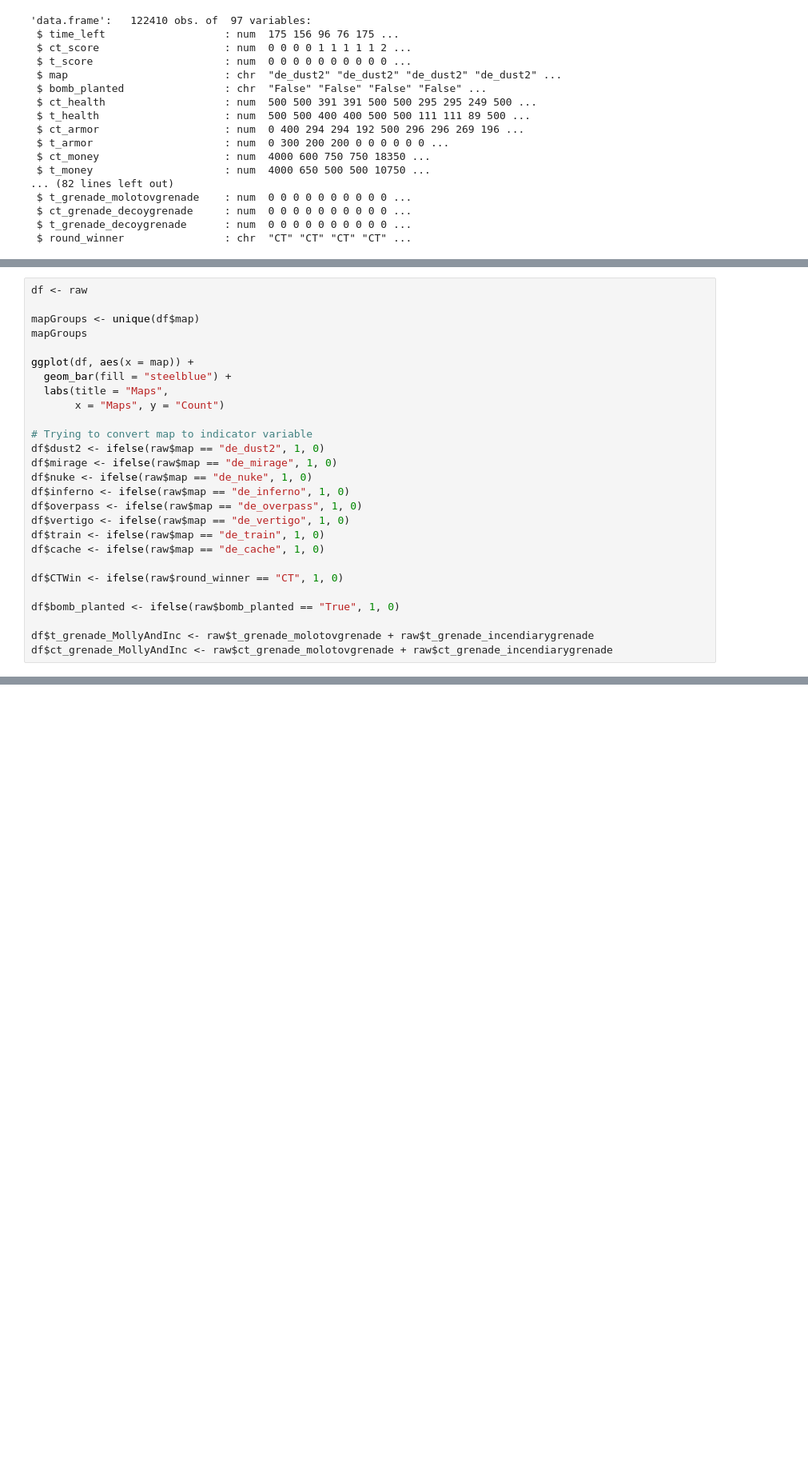
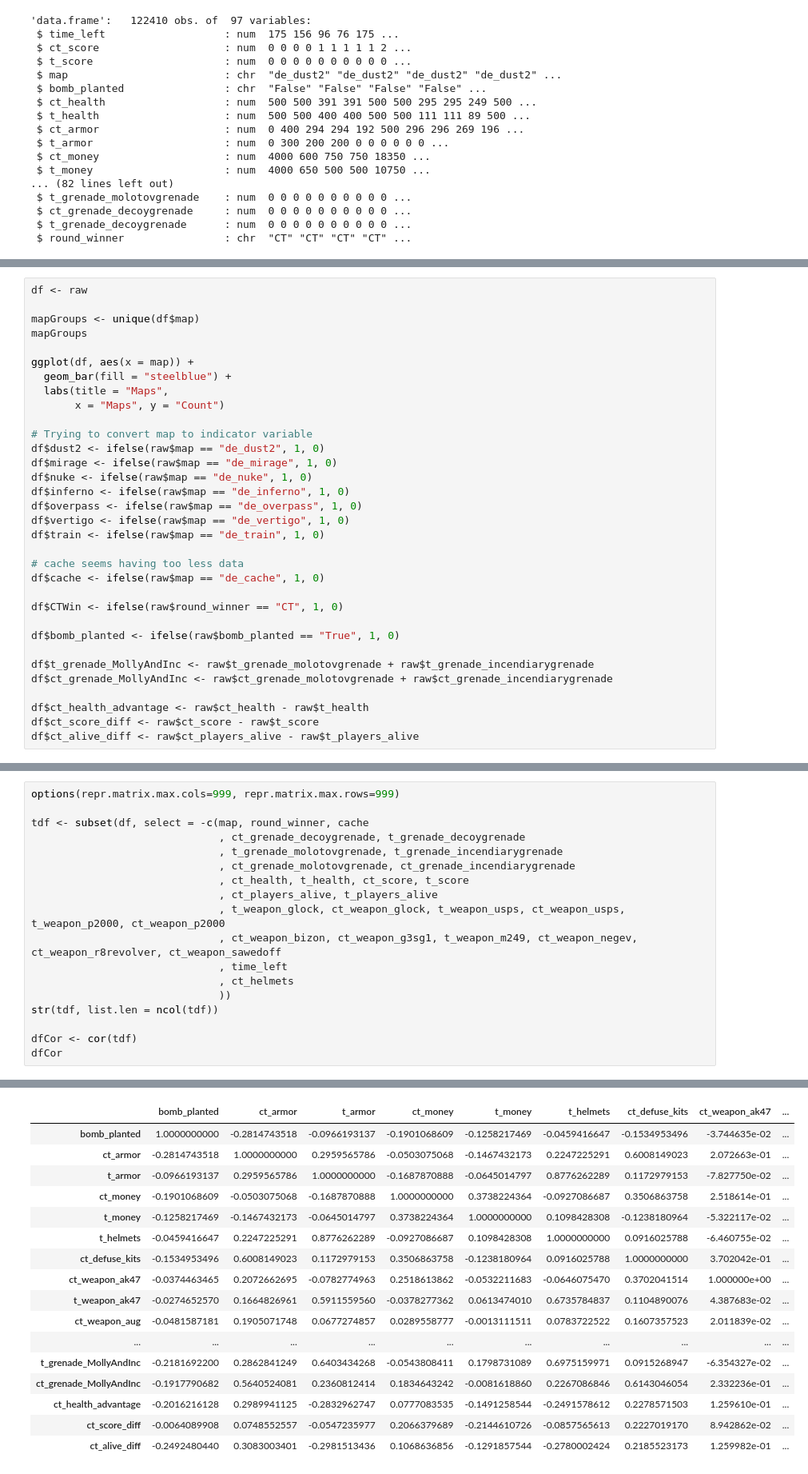
Before and after one commit to FAL0258/myKaggleJourney, a Jupyter notebook: csgoClassifier/csgo-r.ipynb, the cells around one changed output, grey strips where cells are left out. Shown: that part at 80% size. Saved outputs shown, nothing was run; the diff lists cells and outputs as text; blank space fills up the shorter version.

```diff
--- a/csgoClassifier/csgo-r.ipynb
+++ b/csgoClassifier/csgo-r.ipynb
@@ -93,6 +93,8 @@ df$inferno <- ifelse(raw$map == "de_inferno", 1, 0)
 df$overpass <- ifelse(raw$map == "de_overpass", 1, 0)
 df$vertigo <- ifelse(raw$map == "de_vertigo", 1, 0)
 df$train <- ifelse(raw$map == "de_train", 1, 0)
+
+# cache seems having too less data
 df$cache <- ifelse(raw$map == "de_cache", 1, 0)
 
 df$CTWin <- ifelse(raw$round_winner == "CT", 1, 0)
@@ -101,6 +103,10 @@ df$bomb_planted <- ifelse(raw$bomb_planted == "True", 1, 0)
 
 df$t_grenade_MollyAndInc <- raw$t_grenade_molotovgrenade + raw$t_grenade_incendiarygrenade
 df$ct_grenade_MollyAndInc <- raw$ct_grenade_molotovgrenade + raw$ct_grenade_incendiarygrenade
+
+df$ct_health_advantage <- raw$ct_health - raw$t_health
+df$ct_score_diff <- raw$ct_score - raw$t_score
+df$ct_alive_diff <- raw$ct_players_alive - raw$t_players_alive
 # %% [output]
 [1] "de_dust2"    "de_mirage"   "de_nuke"     "de_inferno"  "de_overpass"
 [6] "de_vertigo"  "de_train"    "de_cache"
@@ -134,0 +114,19 @@ A matrix: 100 × 100 of type dbl
+# %%
+options(repr.matrix.max.cols=999, repr.matrix.max.rows=999)
+
+tdf <- subset(df, select = -c(map, round_winner, cache
+                              , ct_grenade_decoygrenade, t_grenade_decoygrenade
+                              , t_grenade_molotovgrenade, t_grenade_incendiarygrenade
+                              , ct_grenade_molotovgrenade, ct_grenade_incendiarygrenade
+                              , ct_health, t_health, ct_score, t_score
+                              , ct_players_alive, t_players_alive
+                              , t_weapon_glock, ct_weapon_glock, t_weapon_usps, ct_weapon_usps, t_weapon_p2000, ct_weapon_p2000
+                              , ct_weapon_bizon, ct_weapon_g3sg1, t_weapon_m249, ct_weapon_negev, ct_weapon_r8revolver, ct_weapon_sawedoff
+                              , time_left
+                              , ct_helmets
+                              ))
+str(tdf, list.len = ncol(tdf))
+
+dfCor <- cor(tdf)
+dfCor
+# %% [output]
@@ -135,2 +151,19 @@ A matrix: 100 × 100 of type dbl
+|  | bomb_planted | ct_armor | t_armor | ct_money | t_money | t_helmets | ct_defuse_kits | ct_weapon_ak47 | ... |
+| bomb_planted | 1.0000000000 | -0.2814743518 | -0.0966193137 | -0.1901068609 | -0.1258217469 | -0.0459416647 | -0.1534953496 | -3.744635e-02 | ... |
+| ct_armor | -0.2814743518 | 1.0000000000 | 0.2959565786 | -0.0503075068 | -0.1467432173 | 0.2247225291 | 0.6008149023 | 2.072663e-01 | ... |
+| t_armor | -0.0966193137 | 0.2959565786 | 1.0000000000 | -0.1687870888 | -0.0645014797 | 0.8776262289 | 0.1172979153 | -7.827750e-02 | ... |
+| ct_money | -0.1901068609 | -0.0503075068 | -0.1687870888 | 1.0000000000 | 0.3738224364 | -0.0927086687 | 0.3506863758 | 2.518614e-01 | ... |
+| t_money | -0.1258217469 | -0.1467432173 | -0.0645014797 | 0.3738224364 | 1.0000000000 | 0.1098428308 | -0.1238180964 | -5.322117e-02 | ... |
+| t_helmets | -0.0459416647 | 0.2247225291 | 0.8776262289 | -0.0927086687 | 0.1098428308 | 1.0000000000 | 0.0916025788 | -6.460755e-02 | ... |
+| ct_defuse_kits | -0.1534953496 | 0.6008149023 | 0.1172979153 | 0.3506863758 | -0.1238180964 | 0.0916025788 | 1.0000000000 | 3.702042e-01 | ... |
+| ct_weapon_ak47 | -0.0374463465 | 0.2072662695 | -0.0782774963 | 0.2518613862 | -0.0532211683 | -0.0646075470 | 0.3702041514 | 1.000000e+00 | ... |
+| t_weapon_ak47 | -0.0274652570 | 0.1664826961 | 0.5911559560 | -0.0378277362 | 0.0613474010 | 0.6735784837 | 0.1104890076 | 4.387683e-02 | ... |
+| ct_weapon_aug | -0.0481587181 | 0.1905071748 | 0.0677274857 | 0.0289558777 | -0.0013111511 | 0.0783722522 | 0.1607357523 | 2.011839e-02 | ... |
+| ... | ... | ... | ... | ... | ... | ... | ... | ... | ... |
+| t_grenade_MollyAndInc | -0.2181692200 | 0.2862841249 | 0.6403434268 | -0.0543808411 | 0.1798731089 | 0.6975159971 | 0.0915268947 | -6.354327e-02 | ... |
+| ct_grenade_MollyAndInc | -0.1917790682 | 0.5640524081 | 0.2360812414 | 0.1834643242 | -0.0081618860 | 0.2267086846 | 0.6143046054 | 2.332236e-01 | ... |
+| ct_health_advantage | -0.2016216128 | 0.2989941125 | -0.2832962747 | 0.0777083535 | -0.1491258544 | -0.2491578612 | 0.2278571503 | 1.259610e-01 | ... |
+| ct_score_diff | -0.0064089908 | 0.0748552557 | -0.0547235977 | 0.2066379689 | -0.2144610726 | -0.0857565613 | 0.2227019170 | 8.942862e-02 | ... |
+| ct_alive_diff | -0.2492480440 | 0.3083003401 | -0.2981513436 | 0.1068636856 | -0.1291857544 | -0.2780002424 | 0.2185523173 | 1.259982e-01 | ... |
 # %% [markdown]
 # First model that without deleting any of the weapons
```
Also changed, not shown: parts of 8 cells of this notebook.
